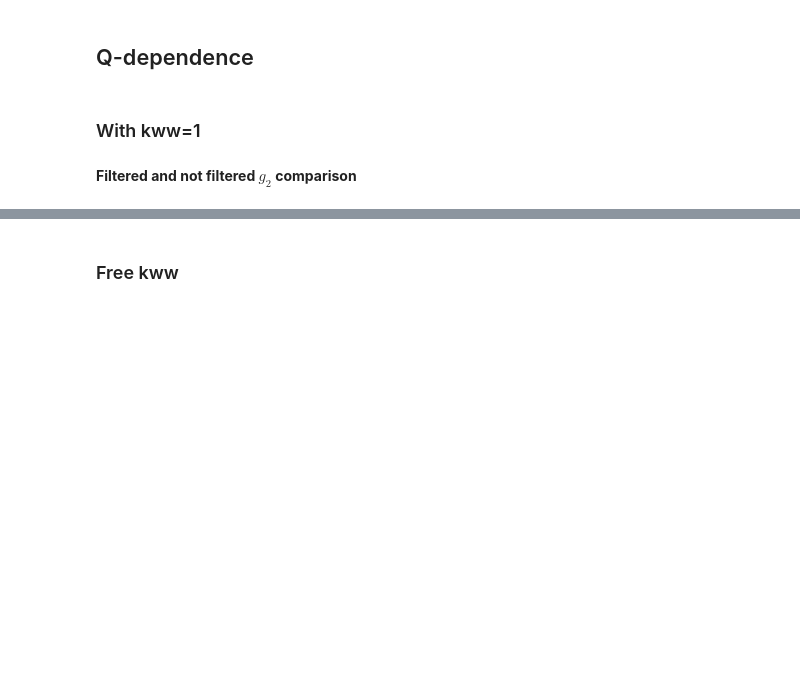
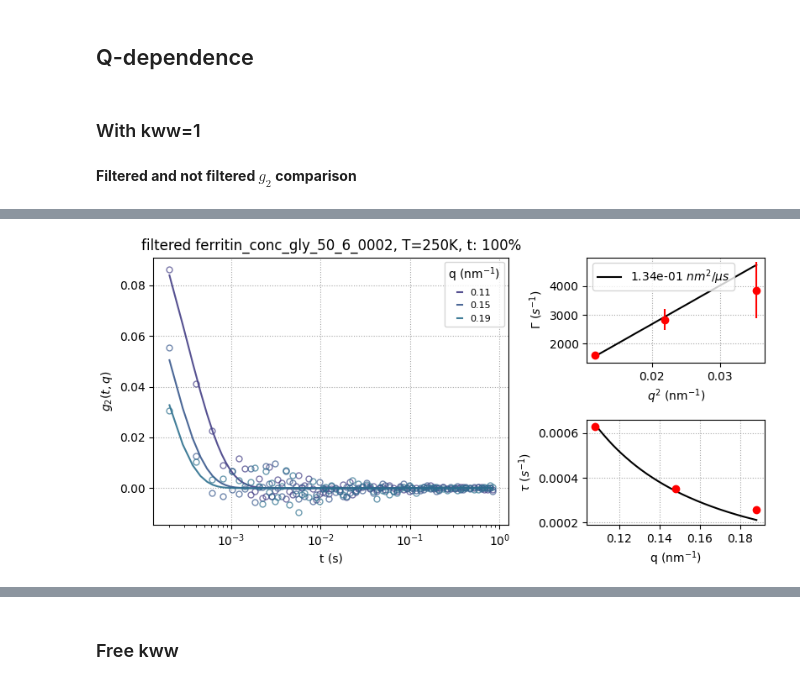
Before and after one commit to maddalenabin/id10-ferritin-2022, a Jupyter notebook: 01-notebooks/01-overview.ipynb, the cells around one changed output, grey strips where cells are left out. Cells and saved outputs as stored; diff of their text form; code cells hidden in the pictures; blank space fills up the shorter version.

```diff
--- a/01-notebooks/01-overview.ipynb
+++ b/01-notebooks/01-overview.ipynb
@@ -151,0 +155,50 @@ array([0.13794972, 0.13783206, 0.13759488, 0.13728779, 0.13693653,
+# %%
+f = plt.figure(figsize=(8,4), constrained_layout=True)
+gs = f.add_gridspec(2, 3)
+a1 = f.add_subplot(gs[:2, :2])
+a3 = f.add_subplot(gs[0, 2])
+a4 = f.add_subplot(gs[1, 2])
+
+rep = 0
+col = plt.cm.viridis(np.linspace(0,1,len(qv)))
+taus, dtaus = [], []
+tol = 1e-3
+
+qmin, qmax, qstep = 2, len(qv)-7, 1
+
+for i in range(qmin,qmax,qstep):
+    base = np.average(g2s_f[rep,i,-15:])
+    a1.plot(delay, g2s_f[rep,i,:]-base, c=col[i], ls='', marker='o', ms=5, mfc='none', alpha=0.7)#, label=f'{qv[i]:.2f}')
+
+    # -- fitting
+    popt,xc,curve,perr = fit(exponential, delay, g2s_f[rep,i,:]-base, p0=[beta_vs_q[i],5e-2], bounds=[(beta_vs_q[i]-tol,0),(beta_vs_q[i]+tol,np.infty)])
+    a1.plot(xc, curve, c=col[i], ls='-', alpha=0.9, label=f'{qv[i]:.2f}')
+#     a2.errorbar(qv[i], popt[0], perr[0], c='r', ls='', marker='o')
+    taus.append(popt[1])
+    dtaus.append(perr[1])
+
+taus = np.asarray(taus)
+popt,xc,curve,perr = fit(linear, qv[qmin:qmax:qstep]**2, 1/taus, sigma=dtaus/(taus**2), p0=[5e3])
+
+# watch out the a3
+a3.plot(xc, curve, c='k', label=f'{popt[0]*1e-6:.2e} ${{nm}}^{{2}}$/${{\mu s}}$')
+# a3.plot(np.sqrt(xc), curve/xc, c='k', label=f'{popt[0]*1e-6:.2e} ${{nm}}^{{2}}$/${{\mu s}}$')
+a4.plot(np.sqrt(xc), 1/curve, c='k', label=f'{popt[0]*1e-6:.2e} ${{nm}}^{{2}}$/${{\mu s}}$')
+a3.errorbar( qv[qmin:qmax:qstep]**2, 1/taus, dtaus/(taus**2), c='r', ls='', marker='o')
+a4.plot( qv[qmin:qmax:qstep], taus, c='r', ls='', marker='o')
+
+a1.legend(title=r'q (nm$^{-1}$)', fontsize=8, bbox_to_anchor=[1,1], handlelength=.5)
+a1.set_title(f"filtered {sample}, T={T}K, t: {Tr}%")
+a1.set_xscale('log')
+a1.set_xlabel(r't (s)')
+a1.set_ylabel(r'$g_2(t,q)$')
+a3.set_xlabel(r'$q^2$ (nm$^{-1}$)')
+a3.set_ylabel(r'$\Gamma$ ($s^{-1}$)')
+a4.set_xlabel(r'q (nm$^{-1}$)')
+a4.set_ylabel(r'$\tau$ ($s^{-1}$)')
+a1.grid(ls=':', alpha=.7)
+a3.grid(ls=':', alpha=.7)
+a4.grid(ls=':', alpha=.7)
+a3.legend();
+# %% [output]
+[figure, added]
```
Also changed, not shown: parts of 15 cells of this notebook.
